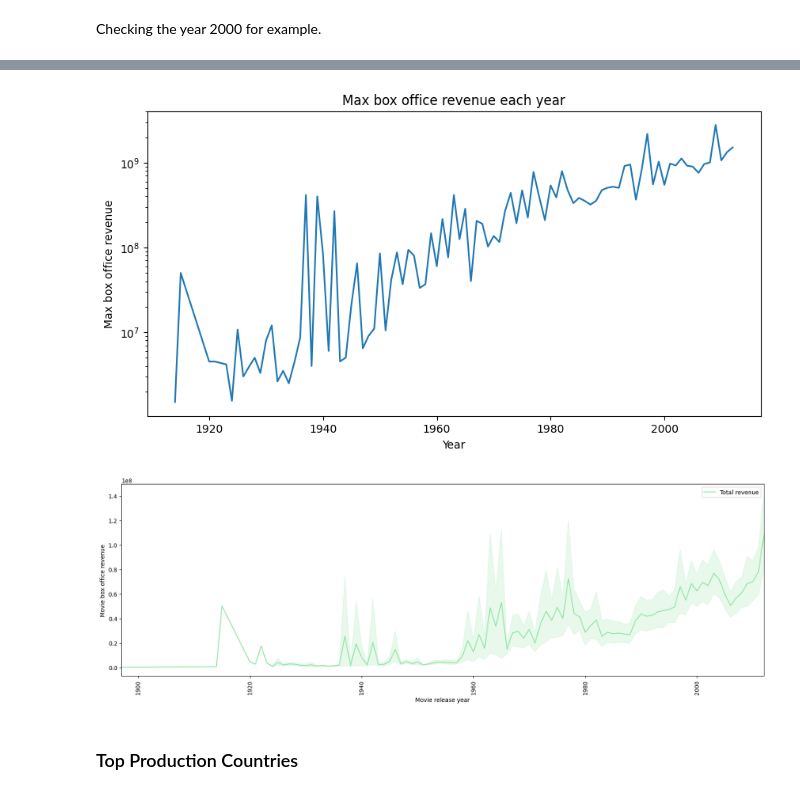
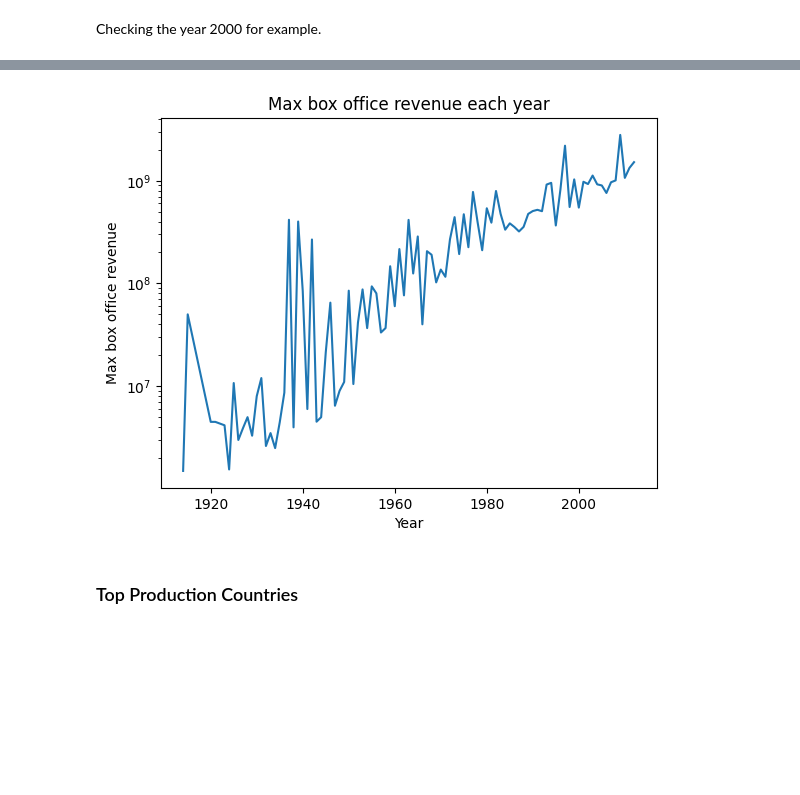
Before and after one commit to epfl-ada/ada-2022-project-imdbmi, a Jupyter notebook: Analysis.ipynb, the cells around one changed output, grey strips where cells are left out. Drawn from its saved outputs; the diff is of its cells as text; code cells hidden in the pictures; blank space fills up the shorter version.

```diff
--- a/Analysis.ipynb
+++ b/Analysis.ipynb
@@ -207,37 +207,17 @@ Text(0.5, 0, 'Year')
 # %%
 # Find the average box office revenue for each year
 max_r = dict()
 for year in years:
     movie_that_year = process_df[process_df['Movie release year'] == year]
     max_revenue = movie_that_year['Movie box office revenue'].max()
     max_r[year] = max_revenue
-plt.figure(figsize=(10, 5))
 plt.plot(max_r.keys(), max_r.values())
 plt.title('Max box office revenue each year')
 plt.xlabel('Year')
 plt.ylabel('Max box office revenue')
 plt.yscale('log')
 # %% [output]
-[figure, old version]
+[figure, new version]
-# %%
-f, ax = plt.subplots(figsize=(20, 6))
-sns.set_color_codes("pastel")
-relase_revenue = process_df.copy()
-relase_revenue = relase_revenue[relase_revenue["Movie release year"].notna() & relase_revenue["Movie box office revenue"].notna()]
-min_year, max_year = relase_revenue["Movie release year"].min(), relase_revenue["Movie release year"].max()
-years =  np.arange(0, max_year-+1, 1)
-box = sns.lineplot(data=relase_revenue, x="Movie release year", y="Movie box office revenue", label="Total revenue", color="g")
-for item in box.get_xticklabels():
-    item.set_rotation(90)
-
-
-xticks = np.arange(0, max_year-min_year+1, 5).astype(int)
-# box.set_xticks(xticks)
-# box.set_xticklabels([str(int(i+min_year)) for i in xticks])
-box.set_xlim([min_year, max_year])
-plt.show()
-# %% [output]
-[figure, removed]
 # %% [markdown]
 ### Top Production Countries
 # %%
```
Also changed, not shown: parts of 14 cells of this notebook.
